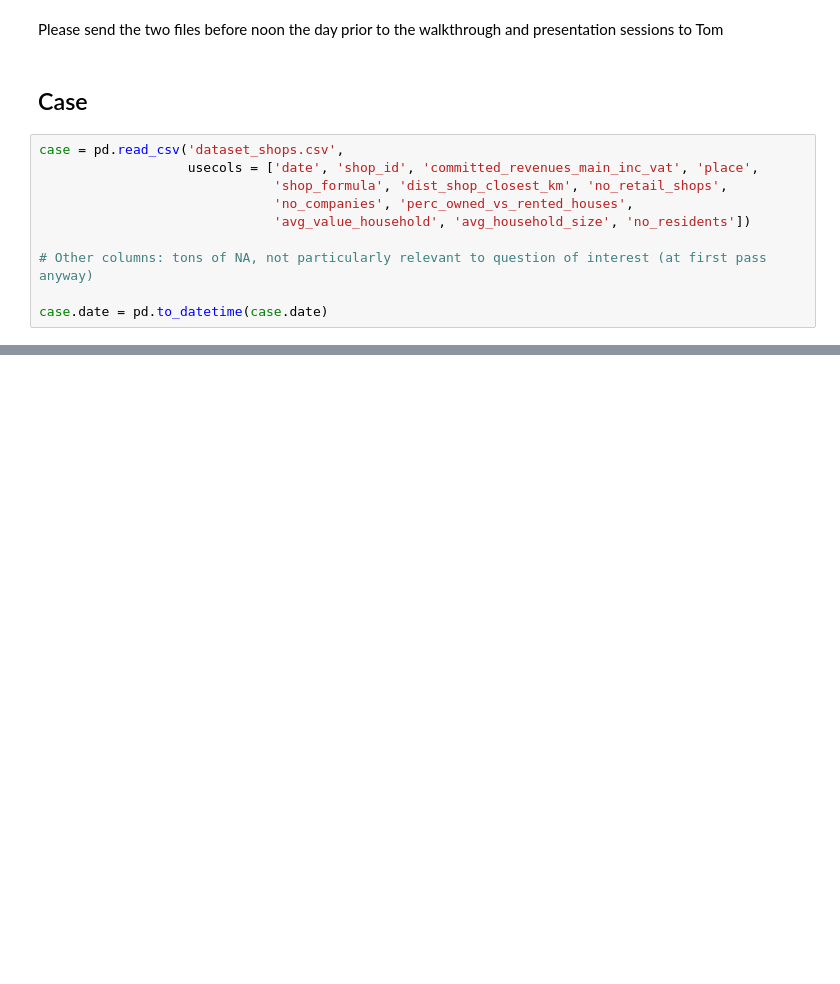
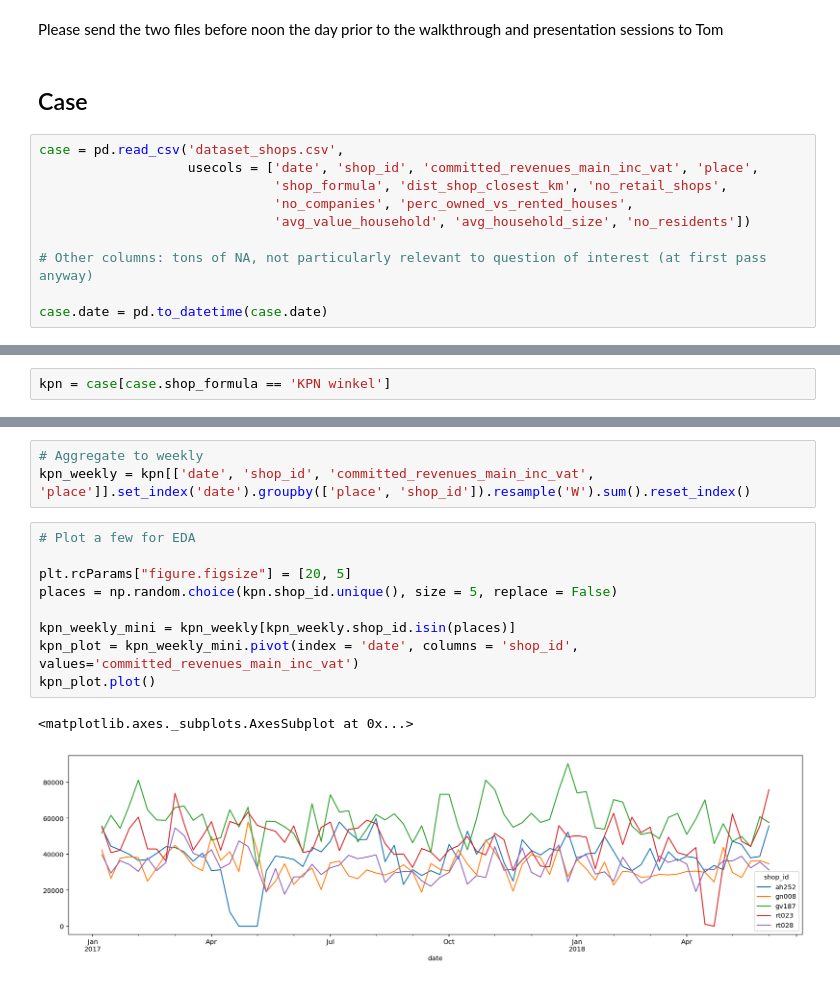
Before and after one commit to cwcomiskey/Misc, a Jupyter notebook: retail_shops_case/case.ipynb, the cells around one changed output, grey strips where cells are left out. Drawn from its saved outputs; the diff is of its cells as text; blank space fills up the shorter version.

Commit message:
Productive EDA, date aggregation

```diff
--- a/retail_shops_case/case.ipynb
+++ b/retail_shops_case/case.ipynb
@@ -175,0 +135,2 @@ array(['eindhoven', 'den bosch', 'arnhem', 'zwolle', 'rotterdam',
+# %%
+kpn = case[case.shop_formula == 'KPN winkel']
@@ -175,0 +155,15 @@ array(['eindhoven', 'den bosch', 'arnhem', 'zwolle', 'rotterdam',
+# %%
+# Aggregate to weekly
+kpn_weekly = kpn[['date', 'shop_id', 'committed_revenues_main_inc_vat', 'place']].set_index('date').groupby(['place', 'shop_id']).resample('W').sum().reset_index()
+# %%
+# Plot a few for EDA
+
+plt.rcParams["figure.figsize"] = [20, 5]
+places = np.random.choice(kpn.shop_id.unique(), size = 5, replace = False)
+
+kpn_weekly_mini = kpn_weekly[kpn_weekly.shop_id.isin(places)]
+kpn_plot = kpn_weekly_mini.pivot(index = 'date', columns = 'shop_id', values='committed_revenues_main_inc_vat')
+kpn_plot.plot()
+# %% [output]
+<matplotlib.axes._subplots.AxesSubplot at 0x...>
+[figure, added]
```
Also changed, not shown: parts of 11 cells of this notebook.
